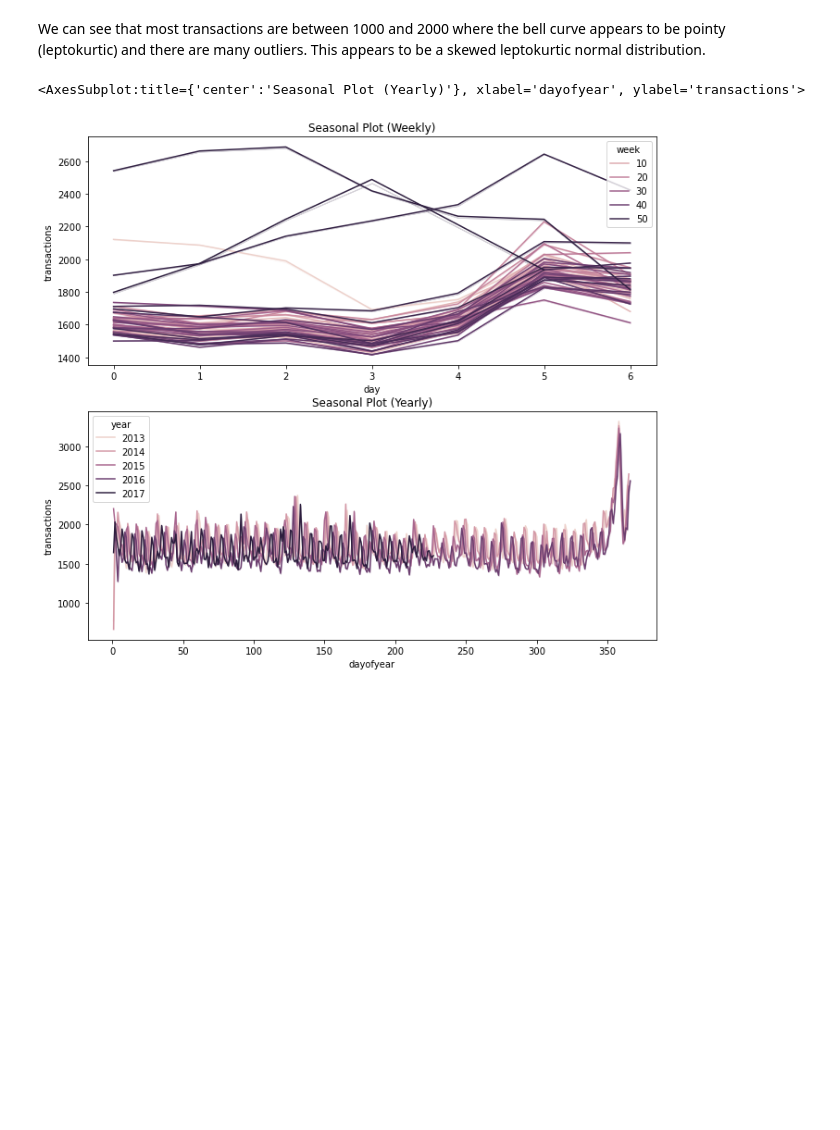
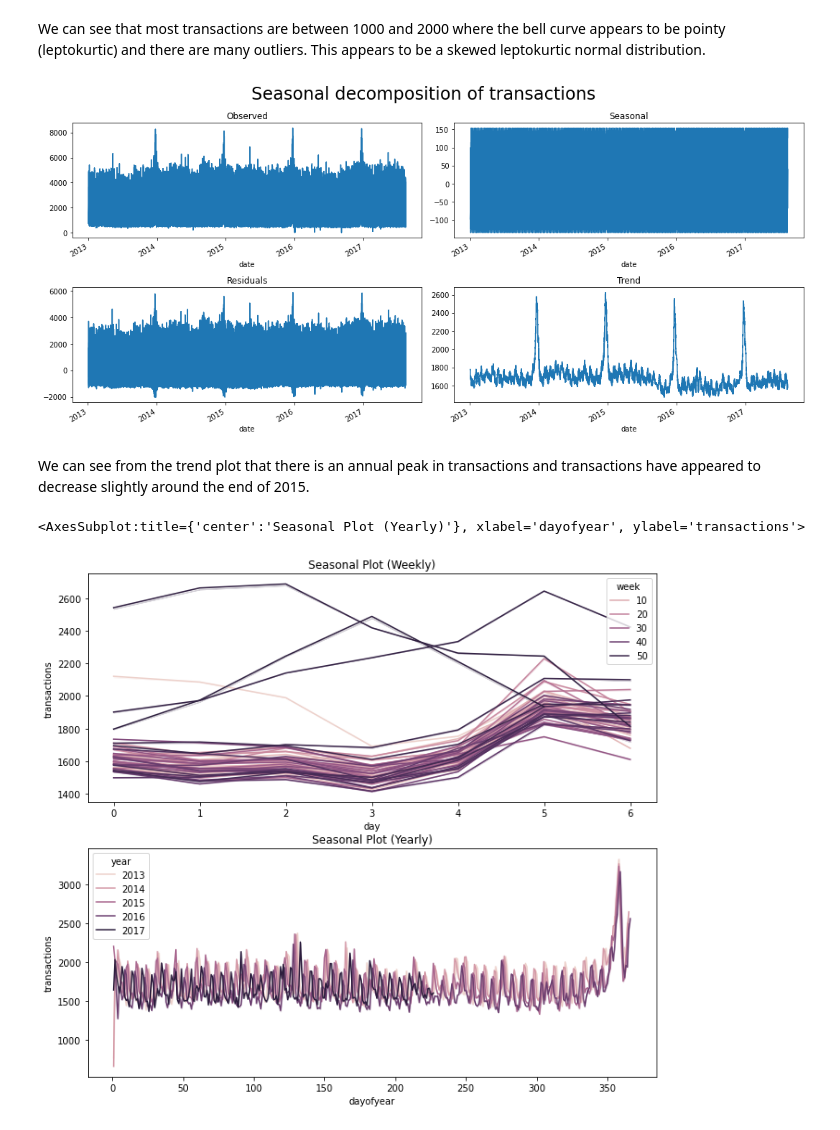
Before and after one commit to HelloWorld183L/EDA_Work, a Jupyter notebook: salestimeseries.ipynb, the cells around one changed output. Saved outputs shown, nothing was run; the diff lists cells and outputs as text; code cells hidden in the pictures; blank space fills up the shorter version.

```diff
--- a/salestimeseries.ipynb
+++ b/salestimeseries.ipynb
@@ -580,5 +582,30 @@ sns.distplot(transactions_df['transactions'])
 # %% [markdown]
 We can see that most transactions are between 1000 and 2000 where the bell curve appears to be pointy (leptokurtic) and there are many outliers. This appears to be a skewed leptokurtic normal distribution.
+# %%
+from pandas import PeriodIndex
+
+is_period_index = isinstance(transactions_df.index, PeriodIndex)
+if is_period_index:
+    transactions_df.index = transactions_df.index.to_timestamp()
+
+transactions_decompose = seasonal_decompose(transactions_df['transactions'],  period=365)
+fig, axes = plt.subplots(2,2, figsize=(15,7))
+
+transactions_decompose.observed.plot(ax=axes[0,0])
+axes[0,0].set_title("Observed")
+transactions_decompose.seasonal.plot(ax=axes[0,1])
+axes[0,1].set_title("Seasonal")
+transactions_decompose.resid.plot(ax=axes[1,0])
+axes[1,0].set_title("Residuals")
+transactions_decompose.trend.plot(ax=axes[1,1])
+axes[1,1].set_title("Trend")
+
+fig.suptitle("Seasonal decomposition of transactions", fontsize=24)
+plt.tight_layout()
+# %% [output]
+[figure, added]
+# %% [markdown]
+We can see from the trend plot that there is an annual peak in transactions and transactions have appeared to decrease slightly around the end of 2015.
 # %%
 seasons = transactions_df.copy()
 
```
Also changed, not shown: parts of 34 cells of this notebook.
